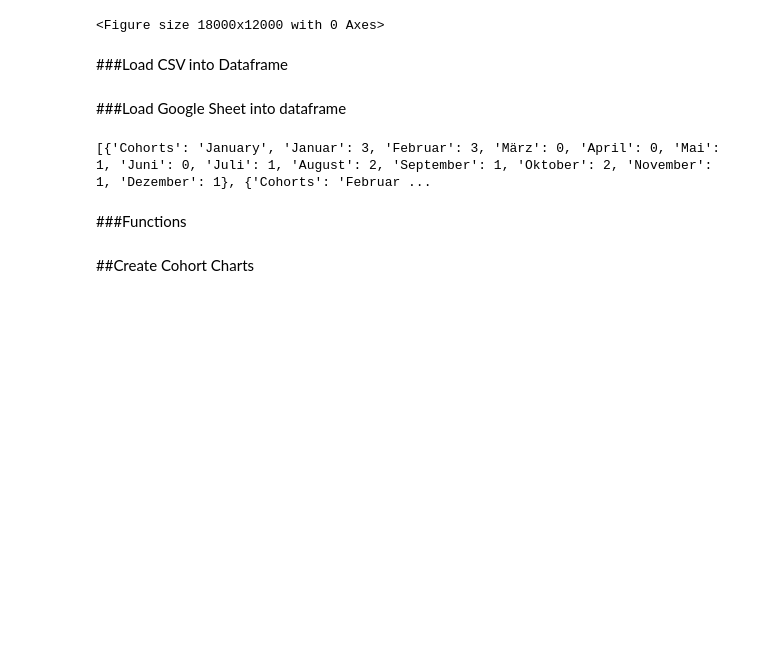
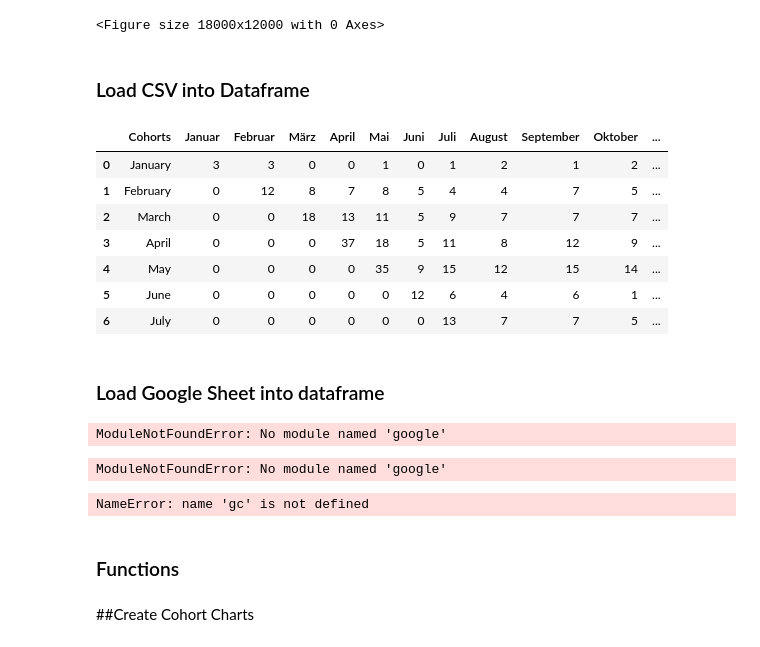
Before and after one commit to alexandrosshomper/retention-analysis, a Jupyter notebook: Retention_Analysis.ipynb, the cells around one changed output. Saved outputs shown, nothing was run; the diff lists cells and outputs as text; code cells hidden in the pictures; blank space fills up the shorter version.

```diff
--- a/Retention_Analysis.ipynb
+++ b/Retention_Analysis.ipynb
@@ -50,5 +55,5 @@ figure(num=None,figsize=(150,100),dpi=120,facecolor='w',edgecolor='k')
 <Figure size 18000x12000 with 0 Axes>
 <Figure size 18000x12000 with 0 Axes>
 # %% [markdown]
-###Load CSV into Dataframe
+### Load CSV into Dataframe
 # %%
@@ -56,24 +61,37 @@ figure(num=None,figsize=(150,100),dpi=120,facecolor='w',edgecolor='k')
 # %%
-#df = pd.read_csv('Cohort Active Users Export - CSV Export.csv').fillna(0)
-#df.head(7)
+df = pd.read_csv('retention-analysis -absolute-calender-weeks.csv').fillna(0)
+df.head(7)
+# %% [output]
+|  | Cohorts | Januar | Februar | März | April | Mai | Juni | Juli | August | September | Oktober | ... |
+| 0 | January | 3 | 3 | 0 | 0 | 1 | 0 | 1 | 2 | 1 | 2 | ... |
+| 1 | February | 0 | 12 | 8 | 7 | 8 | 5 | 4 | 4 | 7 | 5 | ... |
+| 2 | March | 0 | 0 | 18 | 13 | 11 | 5 | 9 | 7 | 7 | 7 | ... |
+| 3 | April | 0 | 0 | 0 | 37 | 18 | 5 | 11 | 8 | 12 | 9 | ... |
+| 4 | May | 0 | 0 | 0 | 0 | 35 | 9 | 15 | 12 | 15 | 14 | ... |
+| 5 | June | 0 | 0 | 0 | 0 | 0 | 12 | 6 | 4 | 6 | 1 | ... |
+| 6 | July | 0 | 0 | 0 | 0 | 0 | 0 | 13 | 7 | 7 | 5 | ... |
 # %% [markdown]
-###Load Google Sheet into dataframe
+### Load Google Sheet into dataframe
 # %%
-from google.colab import auth
-auth.authenticate_user()
+#from google.colab import auth
+#auth.authenticate_user()
+# %% [output]
+ModuleNotFoundError: No module named 'google'
 # %%
-from google.auth import default
-import gspread
-creds, _ = default()
-gc = gspread.authorize(creds)
+#from google.auth import default
+#import gspread
+#creds, _ = default()
+#gc = gspread.authorize(creds)
+# %% [output]
+ModuleNotFoundError: No module named 'google'
 # %%
-worksheet = gc.open('Retention Analysis').sheet1
-gsheet = worksheet.get_all_records()
-print(gsheet)
+#worksheet = gc.open('Retention Analysis').sheet1
+#gsheet = worksheet.get_all_records()
+#print(gsheet)
 # %% [output]
-[{'Cohorts': 'January', 'Januar': 3, 'Februar': 3, 'März': 0, 'April': 0, 'Mai': 1, 'Juni': 0, 'Juli': 1, 'August': 2, 'September': 1, 'Oktober': 2, 'November': 1, 'Dezember': 1}, {'Cohorts': 'Februar ...
+NameError: name 'gc' is not defined
 # %% [markdown]
-###Functions
+### Functions
 # %%
 def get_retention(dataframe,start:int,end:int): return dataframe.iloc[:,start:end].sum(axis=0).div(len(dataframe.index))
 # %% [markdown]
```
Also changed, not shown: parts of 36 cells of this notebook.
